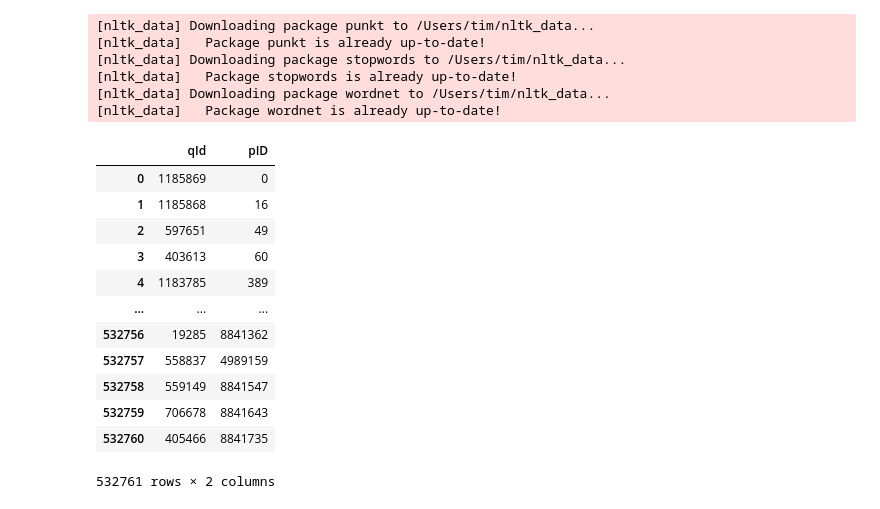
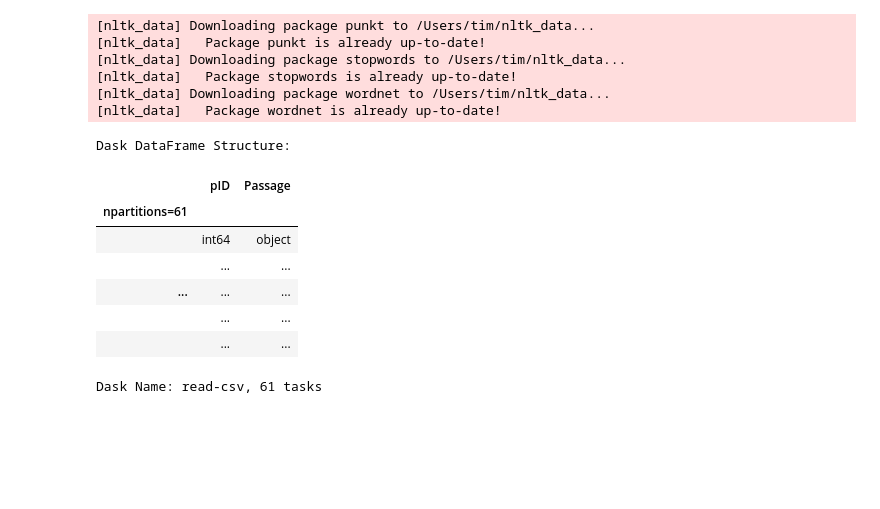
Before and after one commit to tim-grams/Retriever, a Jupyter notebook: notebooks/pipeline.ipynb, the cells around one changed output. Drawn from its saved outputs; the diff is of its cells as text; code cells hidden in the pictures; blank space fills up the shorter version.

Commit message:
added dask processing

```diff
--- a/notebooks/pipeline.ipynb
+++ b/notebooks/pipeline.ipynb
@@ -15,18 +15,4 @@ from src.preprocessing.preprocessing import removal, tokenization, stemming
 # %%
 pipeline = Pipeline(collection = '../data/raw/collection.pkl', queries = '../data/raw/queries.pkl', features ='data/processed/qID_pID')
 # %%
-pipeline.features
+pipeline = Pipeline()
-# %% [output]
-|  | qId | pID |
-| 0 | 1185869 | 0 |
-| 1 | 1185868 | 16 |
-| 2 | 597651 | 49 |
-| 3 | 403613 | 60 |
-| 4 | 1183785 | 389 |
-| ... | ... | ... |
-| 532756 | 19285 | 8841362 |
-| 532757 | 558837 | 4989159 |
-| 532758 | 559149 | 8841547 |
-| 532759 | 706678 | 8841643 |
-| 532760 | 405466 | 8841735 |
-532761 rows × 2 columns
@@ -33,2 +21,14 @@ pipeline.features
+# %%
+pipeline.collection
+# %% [output]
+Dask DataFrame Structure:
+|  | pID | Passage |
+| npartitions=61 |  |  |
+|  | int64 | object |
+|  | ... | ... |
+| ... | ... | ... |
+|  | ... | ... |
+|  | ... | ... |
+Dask Name: read-csv, 61 tasks
 # %%
 pipeline.preprocess()
```
Also changed, not shown: parts of 2 cells of this notebook, 4 other files.
